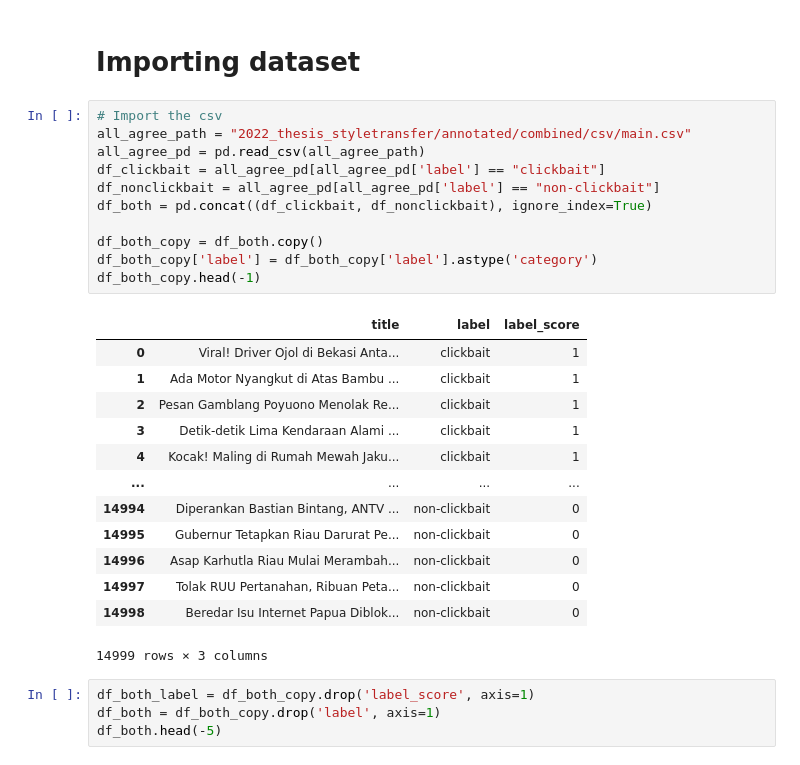
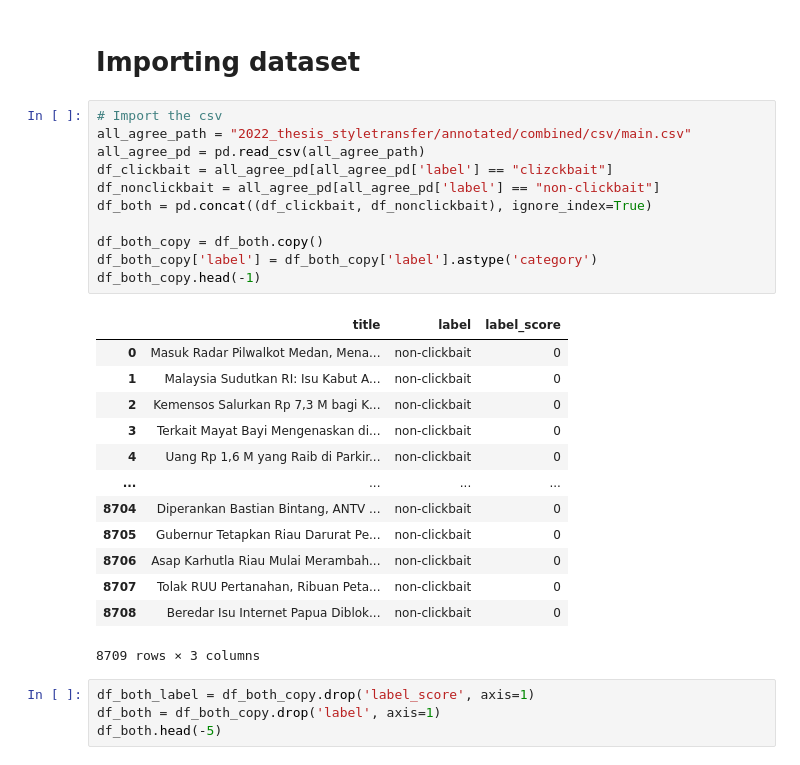
Before and after one commit to nurrizkyimani/nlp-clickbait-transfers, a Jupyter notebook: FINAL_project_transfer.ipynb, the cells around one changed output. Saved outputs shown, nothing was run; the diff lists cells and outputs as text.

```diff
--- a/FINAL_project_transfer.ipynb
+++ b/FINAL_project_transfer.ipynb
@@ -81,28 +81,28 @@ from sklearn.model_selection import train_test_split
 # %%
 # Import the csv
 all_agree_path = "2022_thesis_styletransfer/annotated/combined/csv/main.csv"
 all_agree_pd = pd.read_csv(all_agree_path)
-df_clickbait = all_agree_pd[all_agree_pd['label'] == "clickbait"]
+df_clickbait = all_agree_pd[all_agree_pd['label'] == "clizckbait"]
 df_nonclickbait = all_agree_pd[all_agree_pd['label'] == "non-clickbait"]
 df_both = pd.concat((df_clickbait, df_nonclickbait), ignore_index=True)
 
 df_both_copy = df_both.copy()
 df_both_copy['label'] = df_both_copy['label'].astype('category')
 df_both_copy.head(-1)
 # %% [output]
 |  | title | label | label_score |
-| 0 | Viral! Driver Ojol di Bekasi Anta... | clickbait | 1 |
-| 1 | Ada Motor Nyangkut di Atas Bambu ... | clickbait | 1 |
-| 2 | Pesan Gamblang Poyuono Menolak Re... | clickbait | 1 |
-| 3 | Detik-detik Lima Kendaraan Alami ... | clickbait | 1 |
-| 4 | Kocak! Maling di Rumah Mewah Jaku... | clickbait | 1 |
+| 0 | Masuk Radar Pilwalkot Medan, Mena... | non-clickbait | 0 |
+| 1 | Malaysia Sudutkan RI: Isu Kabut A... | non-clickbait | 0 |
+| 2 | Kemensos Salurkan Rp 7,3 M bagi K... | non-clickbait | 0 |
+| 3 | Terkait Mayat Bayi Mengenaskan di... | non-clickbait | 0 |
+| 4 | Uang Rp 1,6 M yang Raib di Parkir... | non-clickbait | 0 |
 | ... | ... | ... | ... |
-| 14994 | Diperankan Bastian Bintang, ANTV ... | non-clickbait | 0 |
-| 14995 | Gubernur Tetapkan Riau Darurat Pe... | non-clickbait | 0 |
-| 14996 | Asap Karhutla Riau Mulai Merambah... | non-clickbait | 0 |
-| 14997 | Tolak RUU Pertanahan, Ribuan Peta... | non-clickbait | 0 |
-| 14998 | Beredar Isu Internet Papua Diblok... | non-clickbait | 0 |
+| 8704 | Diperankan Bastian Bintang, ANTV ... | non-clickbait | 0 |
+| 8705 | Gubernur Tetapkan Riau Darurat Pe... | non-clickbait | 0 |
+| 8706 | Asap Karhutla Riau Mulai Merambah... | non-clickbait | 0 |
+| 8707 | Tolak RUU Pertanahan, Ribuan Peta... | non-clickbait | 0 |
+| 8708 | Beredar Isu Internet Papua Diblok... | non-clickbait | 0 |
-14999 rows × 3 columns
+8709 rows × 3 columns
 # %%
 df_both_label = df_both_copy.drop('label_score', axis=1)
 df_both = df_both_copy.drop('label', axis=1)
```
Also changed, not shown: parts of 11 cells of this notebook.
